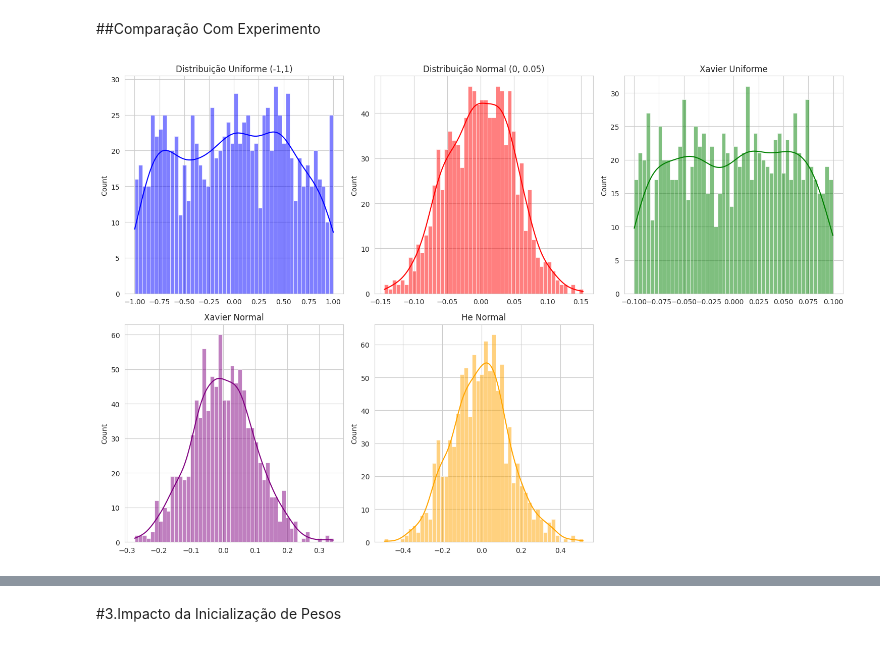
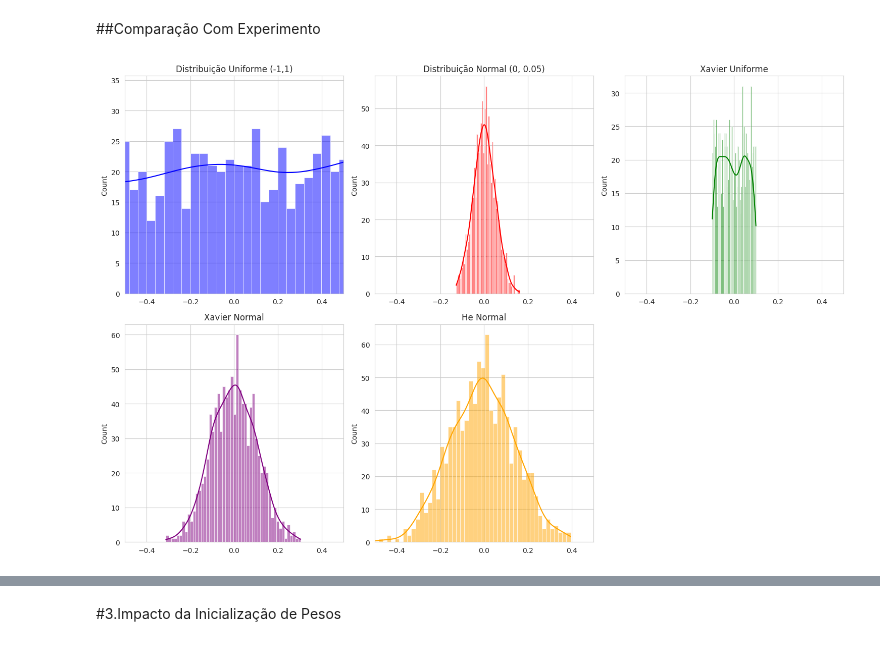
Before and after one commit to EmanuelSilva69/Rede-Neural-Material-Didatico-Inicializacao-de-Pesos, a Jupyter notebook: Documentacao/Inicialização_de_Pesos.ipynb, the cells around one changed output, grey strips where cells are left out. Saved outputs shown, nothing was run; the diff lists cells and outputs as text; code cells hidden in the pictures.

```diff
--- a/Documentacao/Inicialização_de_Pesos.ipynb
+++ b/Documentacao/Inicialização_de_Pesos.ipynb
@@ -338,59 +338,91 @@ Em redes neurais que já foram pré-treinadas, algumas camadas podem ser inicial
 import numpy as np
 import torch
 import matplotlib.pyplot as plt
 import seaborn as sns
+from bokeh.plotting import figure, show, output_notebook
+from bokeh.models import HoverTool
+from bokeh.io import push_notebook
+from bokeh.models import Select
+from bokeh.layouts import column
+
+
 
 # Configuração do estilo dos gráficos
 sns.set_style("whitegrid")
 
 # Definição dos parâmetros
 num_pesos = 1000  # Quantidade de pesos a serem gerados
 n_in = 100  # Número de neurônios na camada de entrada
+limite_x = (-0.5, 0.5)  # Limite fixo para todos os gráficos
 
-#  Inicialização Uniforme (-1, 1)
+# Inicialização dos Pesos
 pesos_uniform = np.random.uniform(-1, 1, num_pesos)
-
-#  Inicialização Normal (Gaussiana) com média 0 e desvio padrão 0.05
 pesos_normal = np.random.normal(0, 0.05, num_pesos)
-
-#  Inicialização Xavier Uniforme
 limite_xavier = 1 / np.sqrt(n_in)
 pesos_xavier = np.random.uniform(-limite_xavier, limite_xavier, num_pesos)
-
-#  Inicialização Xavier Normal
 pesos_xavier_normal = np.random.normal(0, 1 / np.sqrt(n_in), num_pesos)
-
-#  Inicialização He Normal (para ReLU)
 pesos_he = np.random.normal(0, np.sqrt(2 / n_in), num_pesos)
 
-#  Criando Gráficos para Visualizar as Distribuições
+# Criando Gráficos com Matplotlib para Visualizar as Distribuições
 fig, axes = plt.subplots(2, 3, figsize=(15, 10))
 
-# Gráfico 1: Distribuição Uniforme (-1,1)
-sns.histplot(pesos_uniform, bins=50, kde=True, ax=axes[0, 0], color="blue")
-axes[0, 0].set_title("Distribuição Uniforme (-1,1)")
+# Função para padronizar os gráficos
+def plot_hist(ax, data, title, color):
+    sns.histplot(data, bins=50, kde=True, ax=ax, color=color)
+    ax.set_title(title)
+    ax.set_xlim(limite_x)  # Definir limite fixo para o eixo X
 
-# Gráfico 2: Distribuição Normal (0, 0.05)
-sns.histplot(pesos_normal, bins=50, kde=True, ax=axes[0, 1], color="red")
-axes[0, 1].set_title("Distribuição Normal (0, 0.05)")
-
-# Gráfico 3: Xavier Uniforme
-sns.histplot(pesos_xavier, bins=50, kde=True, ax=axes[0, 2], color="green")
-axes[0, 2].set_title("Xavier Uniforme")
-
-# Gráfico 4: Xavier Normal
-sns.histplot(pesos_xavier_normal, bins=50, kde=True, ax=axes[1, 0], color="purple")
-axes[1, 0].set_title("Xavier Normal")
-
-# Gráfico 5: He Normal
-sns.histplot(pesos_he, bins=50, kde=True, ax=axes[1, 1], color="orange")
-axes[1, 1].set_title("He Normal")
+# Criando os subgráficos
+plot_hist(axes[0, 0], pesos_uniform, "Distribuição Uniforme (-1,1)", "blue")
+plot_hist(axes[0, 1], pesos_normal, "Distribuição Normal (0, 0.05)", "red")
+plot_hist(axes[0, 2], pesos_xavier, "Xavier Uniforme", "green")
+plot_hist(axes[1, 0], pesos_xavier_normal, "Xavier Normal", "purple")
+plot_hist(axes[1, 1], pesos_he, "He Normal", "orange")
 
 # Remover eixo extra
 axes[1, 2].axis('off')
 
 # Ajuste da disposição dos gráficos
 plt.tight_layout()
 plt.show()
+
+# Criando Gráfico Interativo com Bokeh
+output_notebook()
+
+# Criando um histograma para cada distribuição
+hist_uniform, edges_uniform = np.histogram(pesos_uniform, bins=50, range=limite_x)
+hist_normal, edges_normal = np.histogram(pesos_normal, bins=50, range=limite_x)
+hist_xavier, edges_xavier = np.histogram(pesos_xavier, bins=50, range=limite_x)
+hist_xavier_normal, edges_xavier_normal = np.histogram(pesos_xavier_normal, bins=50, range=limite_x)
+hist_he, edges_he = np.histogram(pesos_he, bins=50, range=limite_x)
+
+# Criando a figura
+p = figure(title="Comparação das Inicializações de Pesos",
+           x_axis_label="Valor dos Pesos", y_axis_label="Frequência",
+           width=800, height=500)
+
+# Adicionando os histogramas em camadas para comparação
+p.quad(top=hist_uniform, bottom=0, left=edges_uniform[:-1], right=edges_uniform[1:],
+       fill_alpha=0.3, color="blue", legend_label="Uniforme (-1,1)")
+
+p.quad(top=hist_normal, bottom=0, left=edges_normal[:-1], right=edges_normal[1:],
+       fill_alpha=0.3, color="red", legend_label="Normal (0, 0.05)")
+
+p.quad(top=hist_xavier, bottom=0, left=edges_xavier[:-1], right=edges_xavier[1:],
+       fill_alpha=0.3, color="green", legend_label="Xavier Uniforme")
+
+p.quad(top=hist_xavier_normal, bottom=0, left=edges_xavier_normal[:-1], right=edges_xavier_normal[1:],
+       fill_alpha=0.3, color="purple", legend_label="Xavier Normal")
+
+p.quad(top=hist_he, bottom=0, left=edges_he[:-1], right=edges_he[1:],
+       fill_alpha=0.3, color="orange", legend_label="He Normal")
+
+# Configurações do gráfico interativo
+p.legend.location = "top_right"
+p.add_tools(HoverTool())
+
+
+# Exibir gráfico no Jupyter Notebook
+show(p, notebook_handle=True)
 # %% [output]
-[figure, old version]
+[figure, new version]
```
Also changed, not shown: parts of 19 cells of this notebook.
